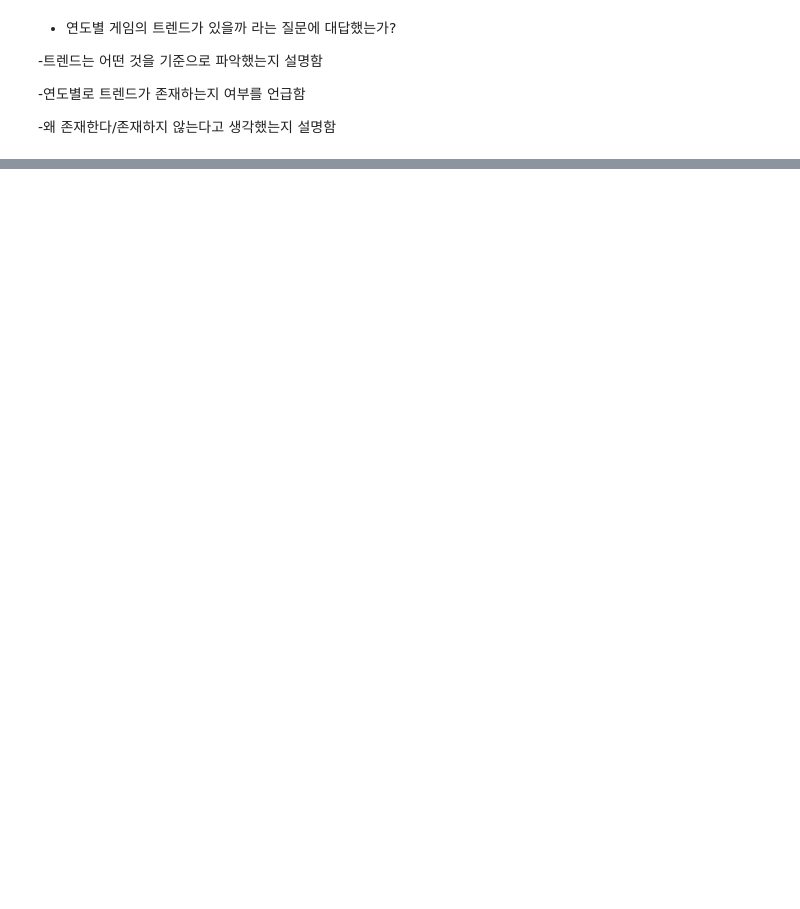
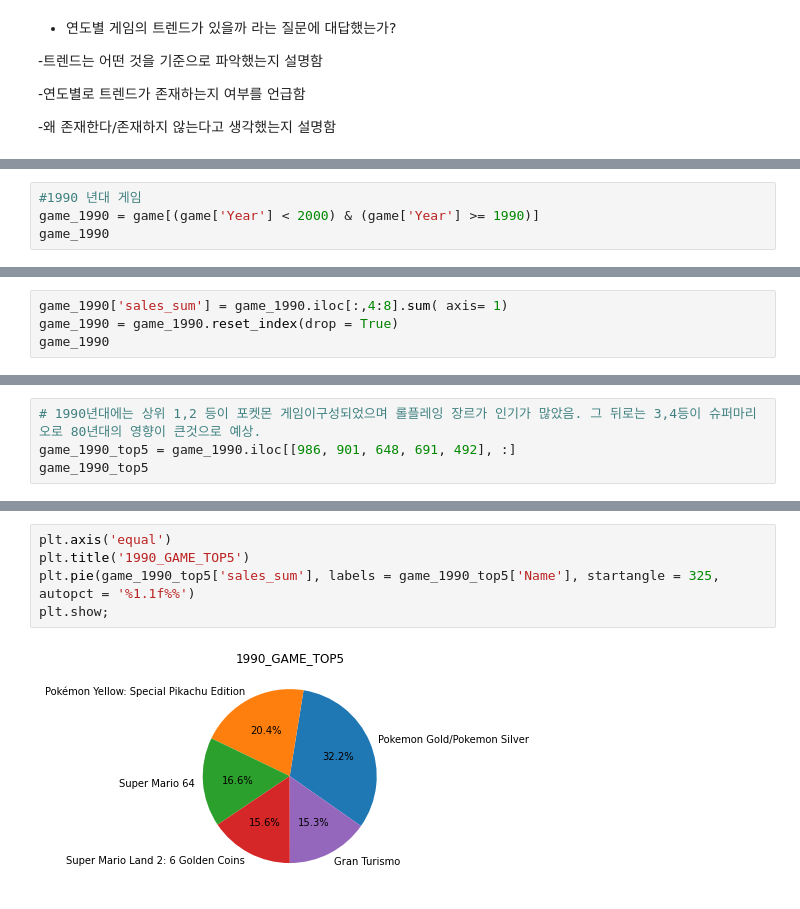
Before and after one commit to matHoYoung/AI_18_JHY_section1, a Jupyter notebook: AI_18_정호영_section1.ipynb, the cells around one changed output, grey strips where cells are left out. Saved outputs shown, nothing was run; the diff lists cells and outputs as text; blank space fills up the shorter version.

```diff
--- a/AI_18_정호영_section1.ipynb
+++ b/AI_18_정호영_section1.ipynb
@@ -358,0 +432,4 @@ game_sum.plot(kind = 'barh',figsize=(15,10));
+# %%
+#1990 년대 게임
+game_1990 = game[(game['Year'] < 2000) & (game['Year'] >= 1990)]
+game_1990
@@ -358,0 +450,4 @@ game_sum.plot(kind = 'barh',figsize=(15,10));
+# %%
+game_1990['sales_sum'] = game_1990.iloc[:,4:8].sum( axis= 1)
+game_1990 = game_1990.reset_index(drop = True)
+game_1990
@@ -358,0 +484,4 @@ game_sum.plot(kind = 'barh',figsize=(15,10));
+# %%
+# 1990년대에는 상위 1,2 등이 포켓몬 게임이구성되었으며 롤플레잉 장르가 인기가 많았음. 그 뒤로는 3,4등이 슈퍼마리오로 80년대의 영향이 큰것으로 예상.
+game_1990_top5 = game_1990.iloc[[986, 901, 648, 691, 492], :]
+game_1990_top5
@@ -358,0 +495,7 @@ game_sum.plot(kind = 'barh',figsize=(15,10));
+# %%
+plt.axis('equal')
+plt.title('1990_GAME_TOP5')
+plt.pie(game_1990_top5['sales_sum'], labels = game_1990_top5['Name'], startangle = 325, autopct = '%1.1f%%')
+plt.show;
+# %% [output]
+[figure, added]
```
Also changed, not shown: parts of 15 cells of this notebook.
